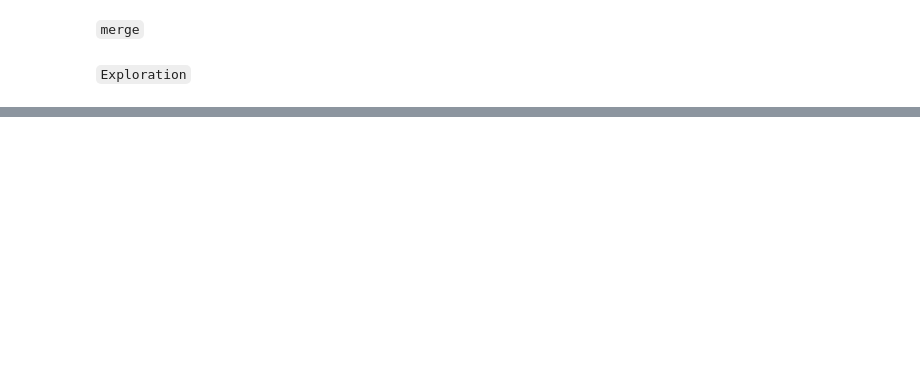
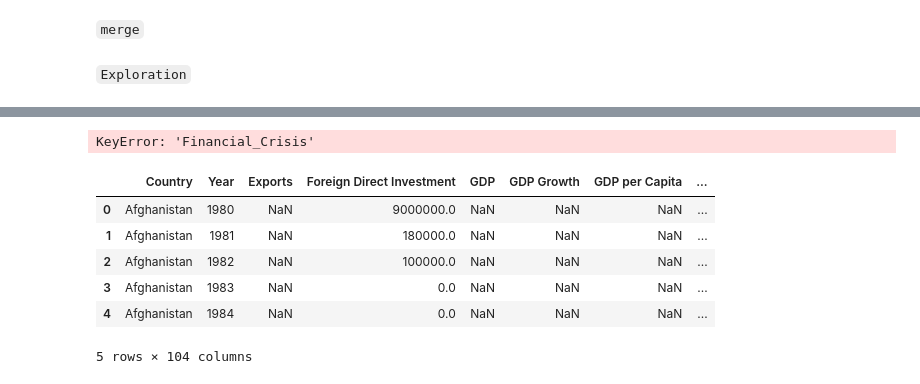
Before and after one commit to OMAR-SHOHIEB/macro_economics_system, a Jupyter notebook: notebooks/02_cleaning_experiments.ipynb, the cells around one changed output, grey strips where cells are left out. Drawn from its saved outputs; the diff is of its cells as text; code cells hidden in the pictures; blank space fills up the shorter version.

```diff
--- a/notebooks/02_cleaning_experiments.ipynb
+++ b/notebooks/02_cleaning_experiments.ipynb
@@ -89,0 +183,16 @@ NameError: name 'df_merged' is not defined
+# %%
+def add_crisis_encode(df):
+    df = df.copy()
+
+    crisis_map = {
+        "Financial_Crisis": (2008, 2009),
+        "COVID_Crisis": (2020, 2021),
+        "Energy_Crisis": (2022, 2023)
+    }
+
+    for name, (start, end) in crisis_map.items():
+        df[name] = df["Year"].between(start, end).astype(int)
+
+    return df
+# %%
+df=add_crisis_encode()
@@ -89,0 +221,57 @@ NameError: name 'df_merged' is not defined
+# %%
+df['Log_GDP'] = np.log(df['GDP'])
+df['Log_Population'] = np.log(df['Population'])
+df['GDP_per_Capita_Squared'] = df['GDP per Capita'] ** 2
+df['Inflation_Sqrt'] = np.sqrt(df['Inflation Rate'])
+df['Debt_to_GDP'] = df['Government Debt'] / df['GDP']
+df['Debt_to_GDP_growth'] = df['Debt_to_GDP'].pct_change()
+df['FDI_to_GDP'] = df['Foreign Direct Investment'] / df['GDP']
+df['Trade_Balance'] = df['Exports'] - df['Imports']
+df['Trade_to_GDP'] = (df['Exports'] + df['Imports']) / df['GDP']
+df['Spending_to_GDP'] = df['Government Spending'] / df['GDP']
+df['Investment_to_GDP'] = df['Investment'] / df['GDP']
+df['CurrentAccount_to_GDP'] = df['Current Account Balance'] / df['GDP']
+df['Exports_per_Capita'] = df['Exports'] / df['Population']
+df['Imports_per_Capita'] = df['Imports'] / df['Population']
+df['Debt_per_Capita'] = df['Government Debt'] / df['Population']
+df['Spending_per_Capita'] = df['Government Spending'] / df['Population']
+df['Inflation_Unemployment'] = df['Inflation Rate'] * df['Unemployment Rate']
+df['GDP_Investment'] = df['GDP'] * df['Investment']
+df['Interest_Inflation'] = df['Interest Rate'] * df['Inflation Rate']
+df['Debt_Interest'] = df['Government Debt'] * df['Interest Rate']
+df['GDP_diff'] = df['GDP'].diff()
+df['Inflation_diff'] = df['Inflation Rate'].diff()
+df['Unemployment_diff'] = df['Unemployment Rate'].diff()
+df['GDP_growth_calc'] = df['GDP'].pct_change()
+df['Population_growth'] = df['Population'].pct_change()
+df['Investment_growth'] = df['Investment'].pct_change()
+df['GDP_MA3'] = df['GDP'].rolling(3).mean()
+df['Inflation_MA3'] = df['Inflation Rate'].rolling(3).mean()
+df['GDP_STD3'] = df['GDP'].rolling(3).std()
+df['Inflation_volatility'] = df['Inflation Rate'].rolling(5).std()
+df['Exchange_volatility'] = df['Exchange Rate'].rolling(5).std()
+df['Total_Crisis'] = (
+    df['Financial_Crisis'] +
+    df['COVID_Crisis'] +
+    df['Energy_Crisis']
+)
+df['Crisis_Impact'] = df['Total_Crisis'] * df['GDP Growth']
+df['Year_Squared'] = df['Year'] ** 2
+df['Years_since_2000'] = df['Year'] - 2000
+df['GDP_rank'] = df.groupby('Year')['GDP'].rank()
+df['Inflation_rank'] = df.groupby('Year')['Inflation Rate'].rank()
+df['Inflation_Level'] = pd.cut(df['Inflation Rate'],
+    bins = [-np.inf, 2, 5, 10, np.inf],
+    labels = ['Low', 'Normal', 'High', 'Extreme'])
+# %% [output]
+KeyError: 'Financial_Crisis'
+# %%
+df.head()
+# %% [output]
+|  | Country | Year | Exports | Foreign Direct Investment | GDP | GDP Growth | GDP per Capita | ... |
+| 0 | Afghanistan | 1980 | NaN | 9000000.0 | NaN | NaN | NaN | ... |
+| 1 | Afghanistan | 1981 | NaN | 180000.0 | NaN | NaN | NaN | ... |
+| 2 | Afghanistan | 1982 | NaN | 100000.0 | NaN | NaN | NaN | ... |
+| 3 | Afghanistan | 1983 | NaN | 0.0 | NaN | NaN | NaN | ... |
+| 4 | Afghanistan | 1984 | NaN | 0.0 | NaN | NaN | NaN | ... |
+5 rows × 104 columns
```
Also changed, not shown: parts of 16 cells of this notebook, 5 other files.
